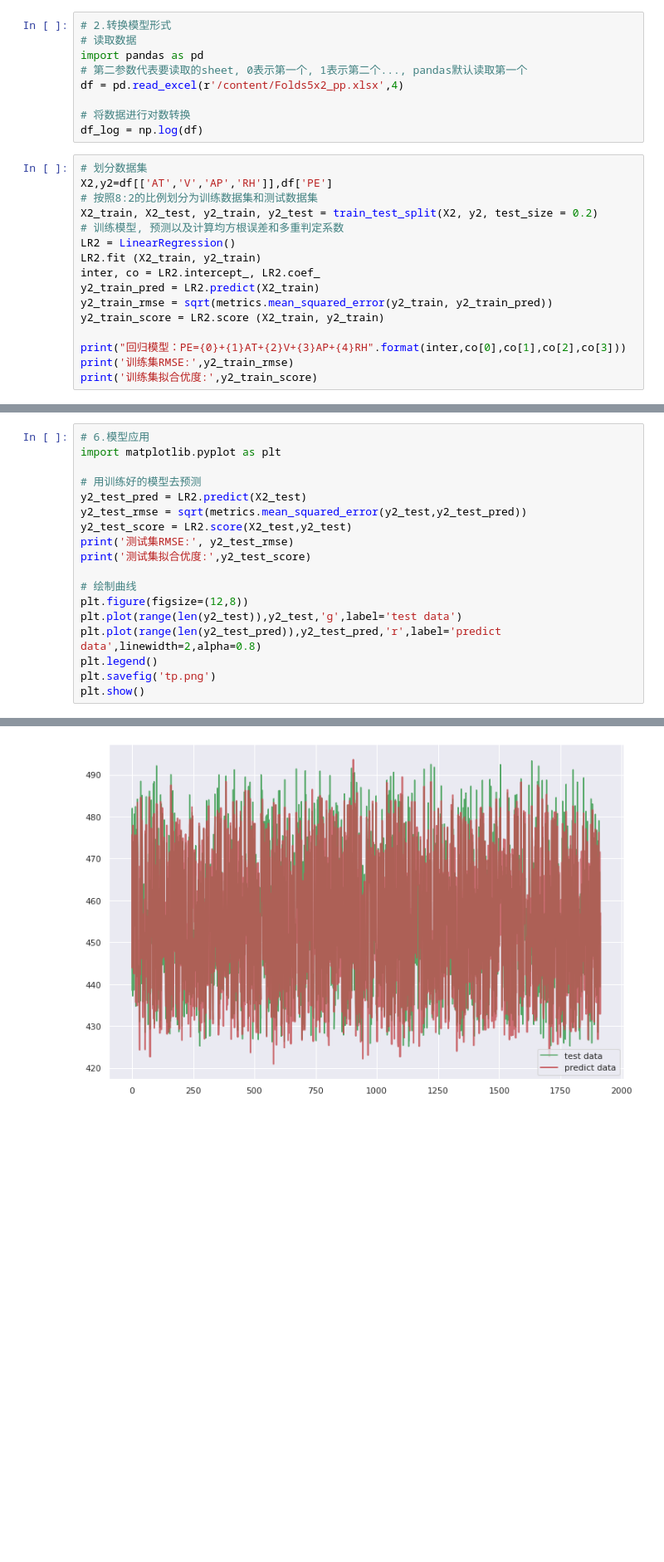
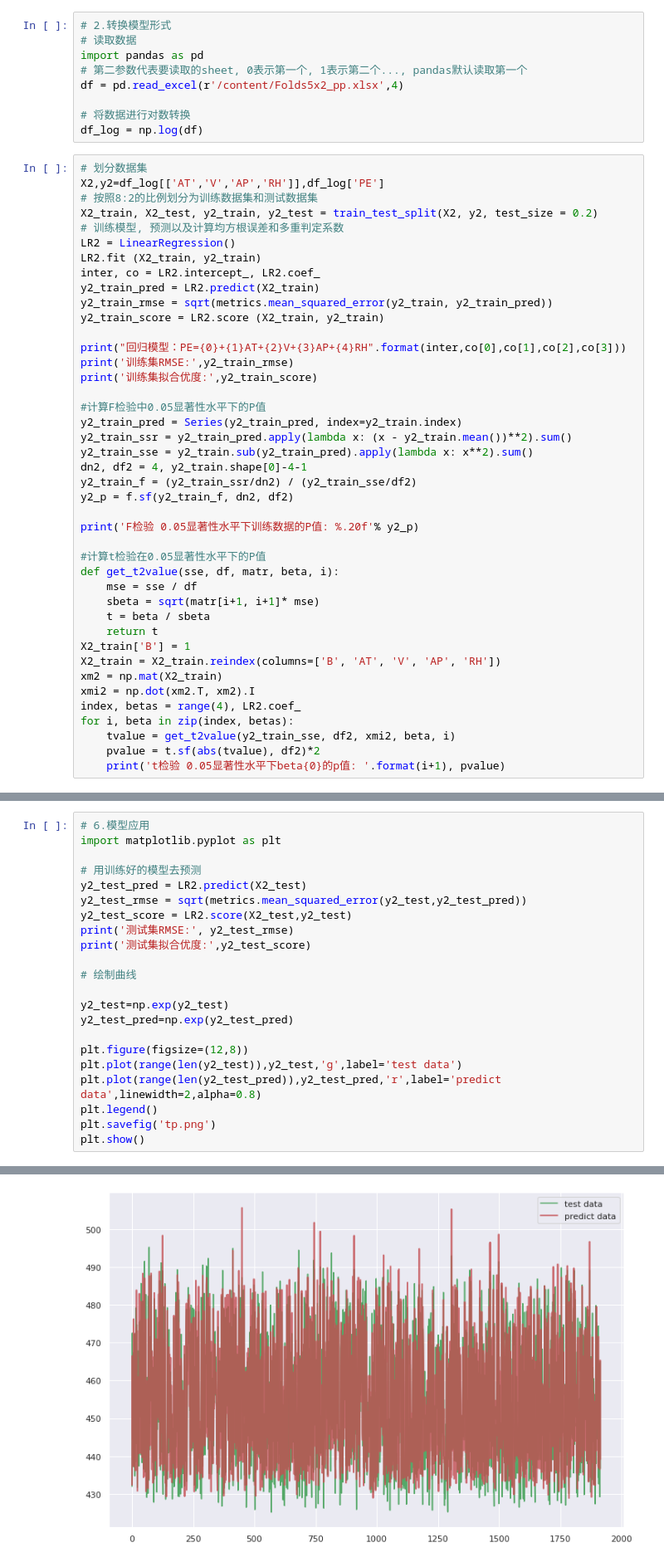
Before and after one commit to 693080593/research, a Jupyter notebook: 循环发电厂电能输出预测.ipynb, the cells around one changed output, grey strips where cells are left out. Shown at 83% size. Drawn from its saved outputs; the diff is of its cells as text; blank space fills up the shorter version.

```diff
--- a/循环发电厂电能输出预测.ipynb
+++ b/循环发电厂电能输出预测.ipynb
@@ -314,7 +309,7 @@ df = pd.read_excel(r'/content/Folds5x2_pp.xlsx',4)
 df_log = np.log(df)
 # %%
 # 划分数据集
-X2,y2=df[['AT','V','AP','RH']],df['PE']
+X2,y2=df_log[['AT','V','AP','RH']],df_log['PE']
 # 按照8:2的比例划分为训练数据集和测试数据集
 X2_train, X2_test, y2_train, y2_test = train_test_split(X2, y2, test_size = 0.2)
 # 训练模型, 预测以及计算均方根误差和多重判定系数
@@ -328,4 +323,30 @@ y2_train_score = LR2.score (X2_train, y2_train)
 print("回归模型：PE={0}+{1}AT+{2}V+{3}AP+{4}RH".format(inter,co[0],co[1],co[2],co[3]))
 print('训练集RMSE:',y2_train_rmse)
 print('训练集拟合优度:',y2_train_score)
+
+#计算F检验中0.05显著性水平下的P值
+y2_train_pred = Series(y2_train_pred, index=y2_train.index)
+y2_train_ssr = y2_train_pred.apply(lambda x: (x - y2_train.mean())**2).sum()
+y2_train_sse = y2_train.sub(y2_train_pred).apply(lambda x: x**2).sum()
+dn2, df2 = 4, y2_train.shape[0]-4-1
+y2_train_f = (y2_train_ssr/dn2) / (y2_train_sse/df2)
+y2_p = f.sf(y2_train_f, dn2, df2)
+
+print('F检验 0.05显著性水平下训练数据的P值: %.20f'% y2_p)
+
+#计算t检验在0.05显著性水平下的P值
+def get_t2value(sse, df, matr, beta, i):
+    mse = sse / df
+    sbeta = sqrt(matr[i+1, i+1]* mse)
+    t = beta / sbeta
+    return t
+X2_train['B'] = 1
+X2_train = X2_train.reindex(columns=['B', 'AT', 'V', 'AP', 'RH'])
+xm2 = np.mat(X2_train)
+xmi2 = np.dot(xm2.T, xm2).I
+index, betas = range(4), LR2.coef_
+for i, beta in zip(index, betas):
+    tvalue = get_t2value(y2_train_sse, df2, xmi2, beta, i)
+    pvalue = t.sf(abs(tvalue), df2)*2
+    print('t检验 0.05显著性水平下beta{0}的p值: '.format(i+1), pvalue)
 # %% [output]
@@ -381,6 +374,10 @@ print('测试集RMSE:', y2_test_rmse)
 print('测试集拟合优度:',y2_test_score)
 
 # 绘制曲线
+
+y2_test=np.exp(y2_test)
+y2_test_pred=np.exp(y2_test_pred)
+
 plt.figure(figsize=(12,8))
 plt.plot(range(len(y2_test)),y2_test,'g',label='test data')
 plt.plot(range(len(y2_test_pred)),y2_test_pred,'r',label='predict data',linewidth=2,alpha=0.8)
@@ -393 +390 @@ plt.show()
-[figure, old version]
+[figure, new version]
```
Also changed, not shown: parts of 15 cells of this notebook.
